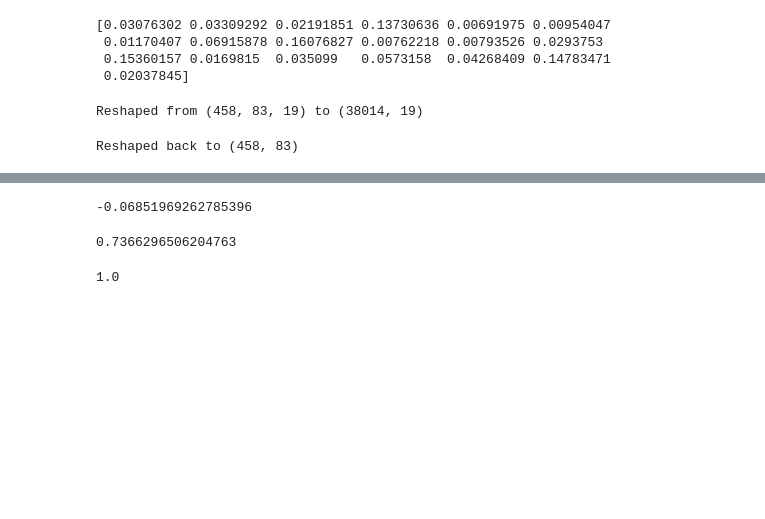
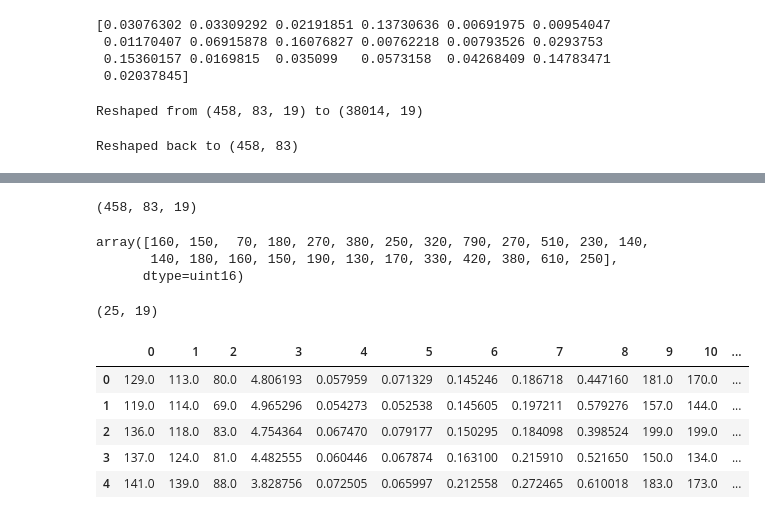
Before and after one commit to florianbeyer/RegressionScript, a Jupyter notebook: RFR_Image_Points.ipynb, the cells around one changed output, grey strips where cells are left out. Cells and saved outputs as stored; diff of their text form; code cells hidden in the pictures; blank space fills up the shorter version.

```diff
--- a/RFR_Image_Points.ipynb
+++ b/RFR_Image_Points.ipynb
@@ -229,30 +231,0 @@ R² = 0.9912165722158924
-# %%
-SVR_ = svm.SVR(kernel='rbf', gamma='scale', C=1.0, epsilon=0.2)
-SVR_.fit(X,y)
-SVR_.score(X,y)
-# %% [output]
--0.06851969262785396
-# %%
-kr = KernelRidge(alpha=1,
-                 kernel='linear',
-                 gamma=None,
-                 degree=3,
-                 coef0=1,
-                 kernel_params=None)
-
-kr.fit(X,y)
-kr.score(X,y)
-# %% [output]
-0.7366296506204763
-# %%
-GPR = GaussianProcessRegressor(kernel=None,
-                               alpha=1e-10,
-                               optimizer='fmin_l_bfgs_b',
-                               n_restarts_optimizer=0,
-                               normalize_y=False,
-                               copy_X_train=True,
-                               random_state=None)
-GPR.fit(X,y)
-GPR.score(X,y)
-# %% [output]
-1.0
@@ -263,0 +234,25 @@ kr = GridSearchCV(KernelRidge(kernel='rbf', gamma=0.1), cv=5,
+# %%
+img.shape
+# %% [output]
+(458, 83, 19)
+# %%
+y
+# %% [output]
+array([160, 150,  70, 180, 270, 380, 250, 320, 790, 270, 510, 230, 140,
+       140, 180, 160, 150, 190, 130, 170, 330, 420, 380, 610, 250],
+      dtype=uint16)
+# %%
+X.shape
+# %% [output]
+(25, 19)
+# %%
+features = pd.DataFrame(X)
+# %%
+features.head()
+# %% [output]
+|  | 0 | 1 | 2 | 3 | 4 | 5 | 6 | 7 | 8 | 9 | 10 | ... |
+| 0 | 129.0 | 113.0 | 80.0 | 4.806193 | 0.057959 | 0.071329 | 0.145246 | 0.186718 | 0.447160 | 181.0 | 170.0 | ... |
+| 1 | 119.0 | 114.0 | 69.0 | 4.965296 | 0.054273 | 0.052538 | 0.145605 | 0.197211 | 0.579276 | 157.0 | 144.0 | ... |
+| 2 | 136.0 | 118.0 | 83.0 | 4.754364 | 0.067470 | 0.079177 | 0.150295 | 0.184098 | 0.398524 | 199.0 | 199.0 | ... |
+| 3 | 137.0 | 124.0 | 81.0 | 4.482555 | 0.060446 | 0.067874 | 0.163100 | 0.215910 | 0.521650 | 150.0 | 134.0 | ... |
+| 4 | 141.0 | 139.0 | 88.0 | 3.828756 | 0.072505 | 0.065997 | 0.212558 | 0.272465 | 0.610018 | 183.0 | 173.0 | ... |
```
Also changed, not shown: parts of 19 cells of this notebook, 10 other files.
